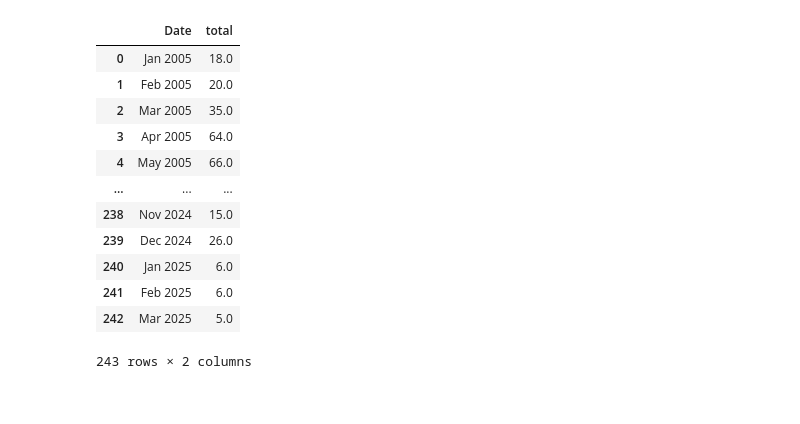
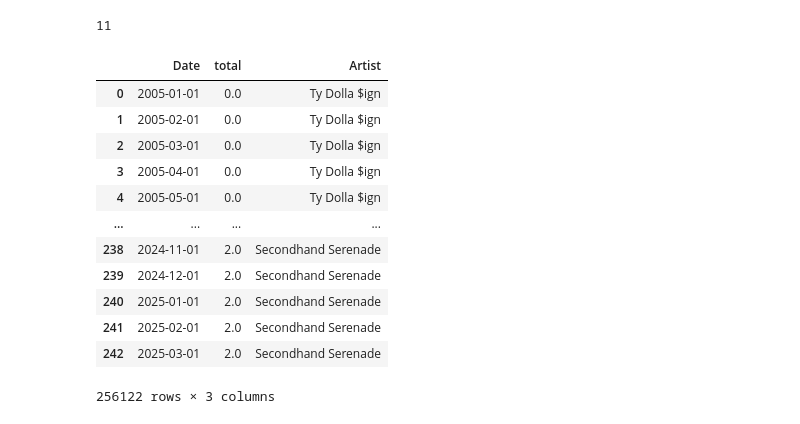
Before and after one commit to Joseph-m-luna/Spotify-Analytics, a Jupyter notebook: GoogleAPI/Downloading from the Google API.ipynb, the cells around one changed output. Drawn from its saved outputs; the diff is of its cells as text; code cells hidden in the pictures.

Commit message:
Finished Scraping Data and starting analyzing

```diff
--- a/GoogleAPI/Downloading from the Google API.ipynb
+++ b/GoogleAPI/Downloading from the Google API.ipynb
@@ -42,3 +65,12 @@ total_file[total_file["Billboard Year"] == 2000]
+# %%
+cached_artists = list(set(cached_results['Artist'].to_list()))
+# %%
+reduced_artists = []
+for artist in artists:
+    if artist not in cached_artists:
+        reduced_artists.append(artist)
+
+artists = reduced_artists
 # %%
 params = {
   "engine": "google_trends",
@@ -48,7 +80,7 @@ params = {
 }
 # %%
 def get_time_series(query):
-    params["q"] = query
+    params["q"] = query.strip()
     r = requests.get(url = "https://serpapi.com/search.json", params = params)
 
     my_json = r.json()
@@ -59,8 +91,29 @@ def get_time_series(query):
     value = []
     for item in timeline_data:
         dates.append(item['date'])
-        value.append(float(item['values'][0]['value']))
+        try:
+            value.append(float(item['values'][0]['value']))
+        except:
+            value.append(0.0)
 
     return dates, value
 # %%
-dates, freq = get_time_series('Mariah Carey')
+first_time = True
+total_file = None
+errors = 0
+
+for artist in artists:
+    try:
+        dates, freq = get_time_series(artist)
+        curr_file = pd.DataFrame({'Date': dates, 'total': freq})
+        curr_file['Date'] = pd.to_datetime(curr_file['Date'])
+        curr_file['Artist'] = [artist] * curr_file.shape[0]
+
+        if first_time:
+            total_file = curr_file
+            first_time = False
+        else:
+            total_file = pd.concat([curr_file, total_file])
+    except:
+        print(artist)
+        errors += 1
@@ -66,0 +132,20 @@ dates, freq = get_time_series('Mariah Carey')
+# %%
+errors
+# %% [output]
+11
+# %%
+total_file
+# %% [output]
+|  | Date | total | Artist |
+| 0 | 2005-01-01 | 0.0 | Ty Dolla $ign |
+| 1 | 2005-02-01 | 0.0 | Ty Dolla $ign |
+| 2 | 2005-03-01 | 0.0 | Ty Dolla $ign |
+| 3 | 2005-04-01 | 0.0 | Ty Dolla $ign |
+| 4 | 2005-05-01 | 0.0 | Ty Dolla $ign |
+| ... | ... | ... | ... |
+| 238 | 2024-11-01 | 2.0 | Secondhand Serenade |
+| 239 | 2024-12-01 | 2.0 | Secondhand Serenade |
+| 240 | 2025-01-01 | 2.0 | Secondhand Serenade |
+| 241 | 2025-02-01 | 2.0 | Secondhand Serenade |
+| 242 | 2025-03-01 | 2.0 | Secondhand Serenade |
+256122 rows × 3 columns
@@ -89,17 +178,3 @@ df = pd.DataFrame({'Date': dates, 'total': freq})
 # %%
-df
+# df
-# %% [output]
-|  | Date | total |
-| 0 | Jan 2005 | 18.0 |
-| 1 | Feb 2005 | 20.0 |
-| 2 | Mar 2005 | 35.0 |
-| 3 | Apr 2005 | 64.0 |
-| 4 | May 2005 | 66.0 |
-| ... | ... | ... |
-| 238 | Nov 2024 | 15.0 |
-| 239 | Dec 2024 | 26.0 |
-| 240 | Jan 2025 | 6.0 |
-| 241 | Feb 2025 | 6.0 |
-| 242 | Mar 2025 | 5.0 |
-243 rows × 2 columns
 # %%
```
Also changed, not shown: parts of 11 cells of this notebook, 1 other file.
